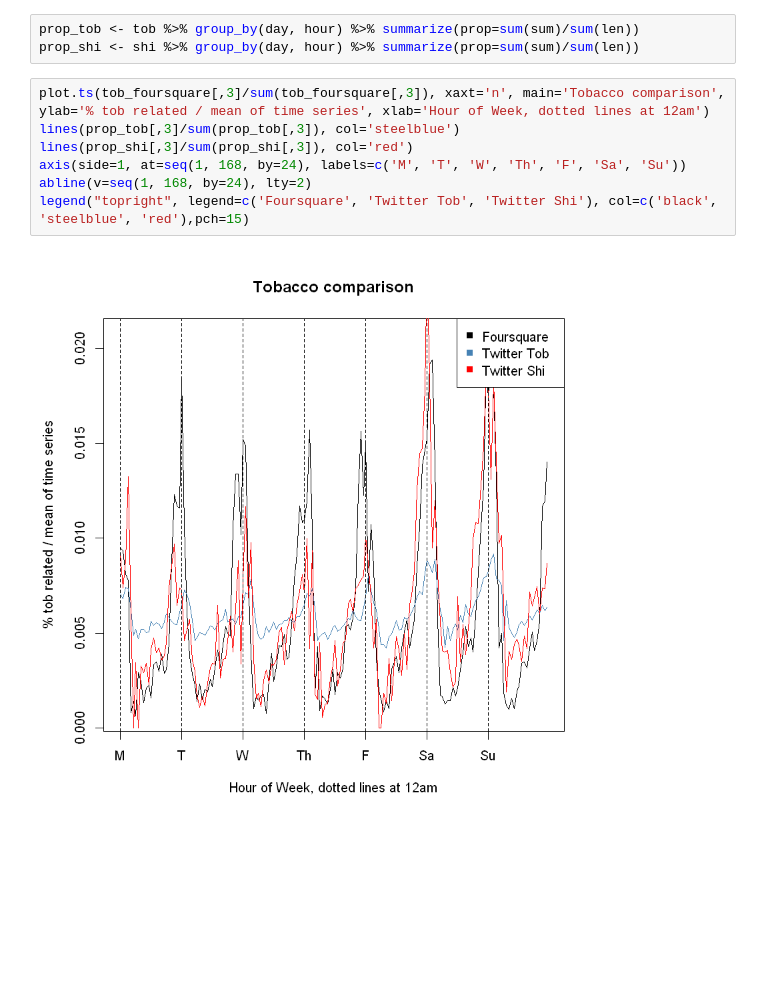
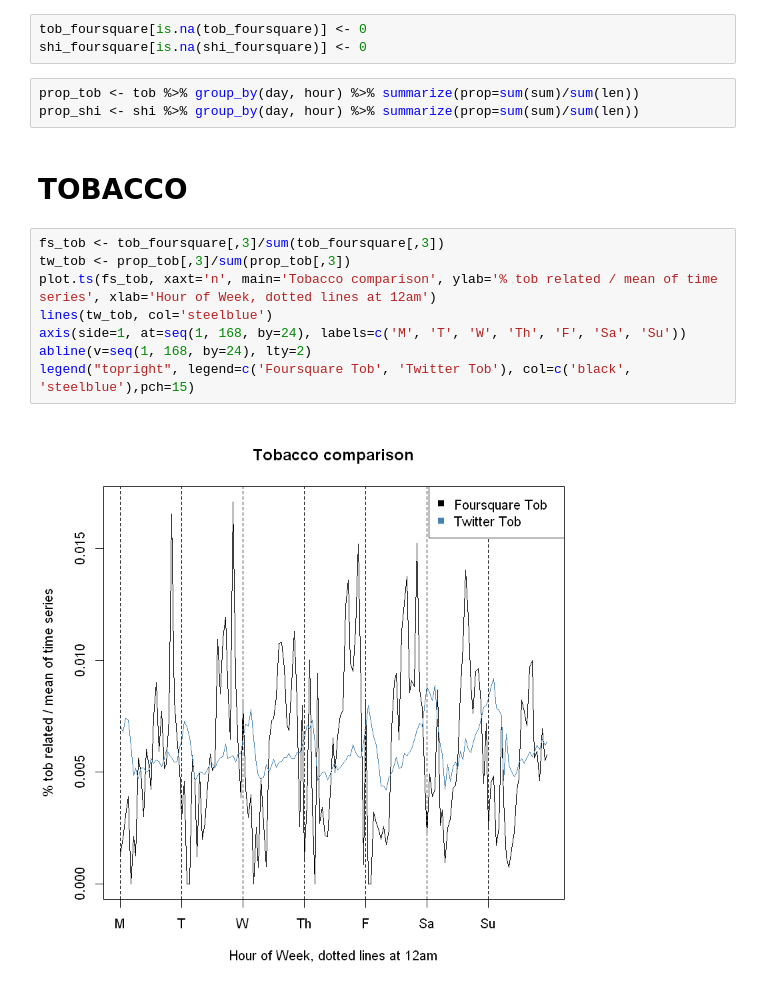
Before and after one commit to tj2huang/nyu-research, a Jupyter notebook: notebooks/ts_comparison.ipynb, the cells around one changed output. Drawn from its saved outputs; the diff is of its cells as text; blank space fills up the shorter version.

```diff
--- a/notebooks/ts_comparison.ipynb
+++ b/notebooks/ts_comparison.ipynb
@@ -65,12 +117,18 @@ tob_foursquare <- read.csv('data/tob-foursquare.csv')
+# %%
+tob_foursquare[is.na(tob_foursquare)] <- 0
+shi_foursquare[is.na(shi_foursquare)] <- 0
 # %%
 prop_tob <- tob %>% group_by(day, hour) %>% summarize(prop=sum(sum)/sum(len))
 prop_shi <- shi %>% group_by(day, hour) %>% summarize(prop=sum(sum)/sum(len))
+# %% [markdown]
+# TOBACCO
 # %%
-plot.ts(tob_foursquare[,3]/sum(tob_foursquare[,3]), xaxt='n', main='Tobacco comparison', ylab='% tob related / mean of time series', xlab='Hour of Week, dotted lines at 12am')
-lines(prop_tob[,3]/sum(prop_tob[,3]), col='steelblue')
-lines(prop_shi[,3]/sum(prop_shi[,3]), col='red')
+fs_tob <- tob_foursquare[,3]/sum(tob_foursquare[,3])
+tw_tob <- prop_tob[,3]/sum(prop_tob[,3])
+plot.ts(fs_tob, xaxt='n', main='Tobacco comparison', ylab='% tob related / mean of time series', xlab='Hour of Week, dotted lines at 12am')
+lines(tw_tob, col='steelblue')
 axis(side=1, at=seq(1, 168, by=24), labels=c('M', 'T', 'W', 'Th', 'F', 'Sa', 'Su'))
 abline(v=seq(1, 168, by=24), lty=2)
-legend("topright", legend=c('Foursquare', 'Twitter Tob', 'Twitter Shi'), col=c('black', 'steelblue', 'red'),pch=15)
+legend("topright", legend=c('Foursquare Tob', 'Twitter Tob'), col=c('black', 'steelblue'),pch=15)
 # %% [output]
-[figure, old version]
+[figure, new version]
```
Also changed, not shown: parts of 11 cells of this notebook.
